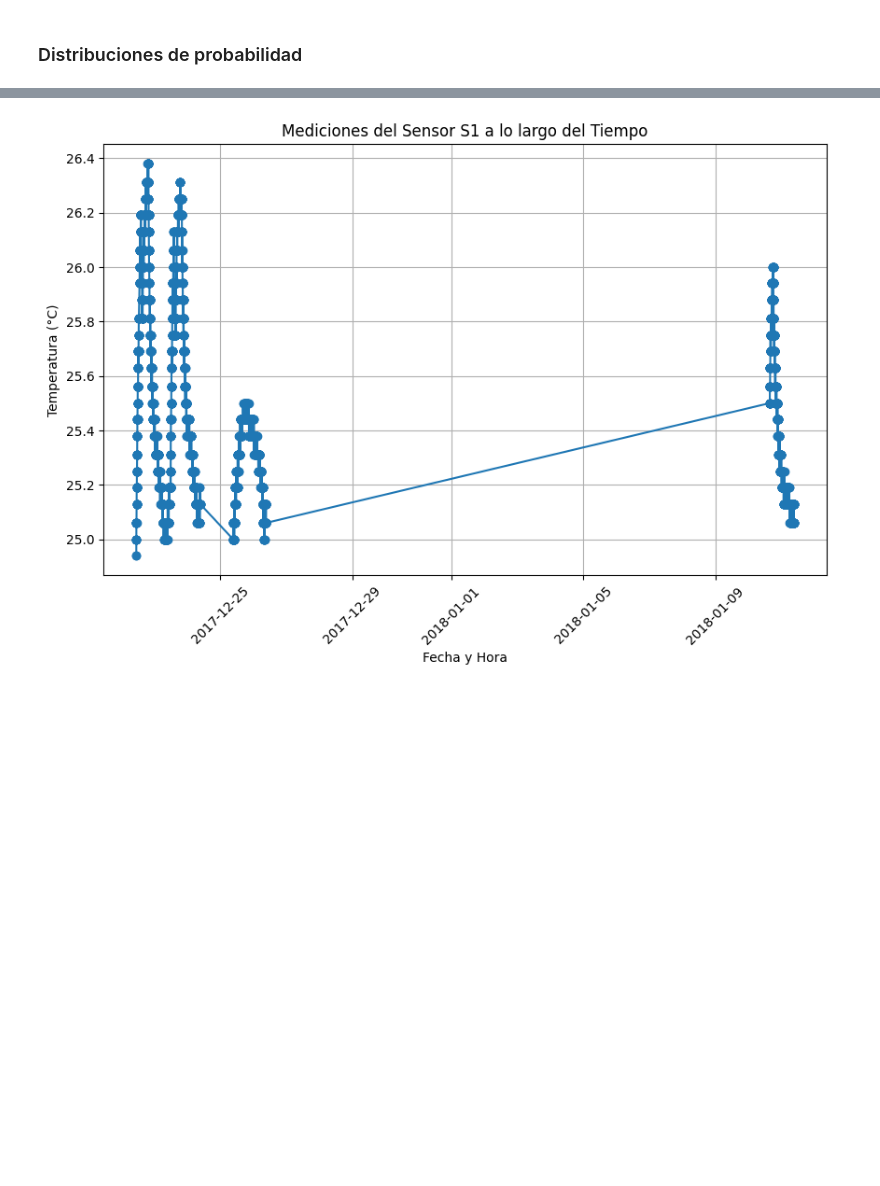
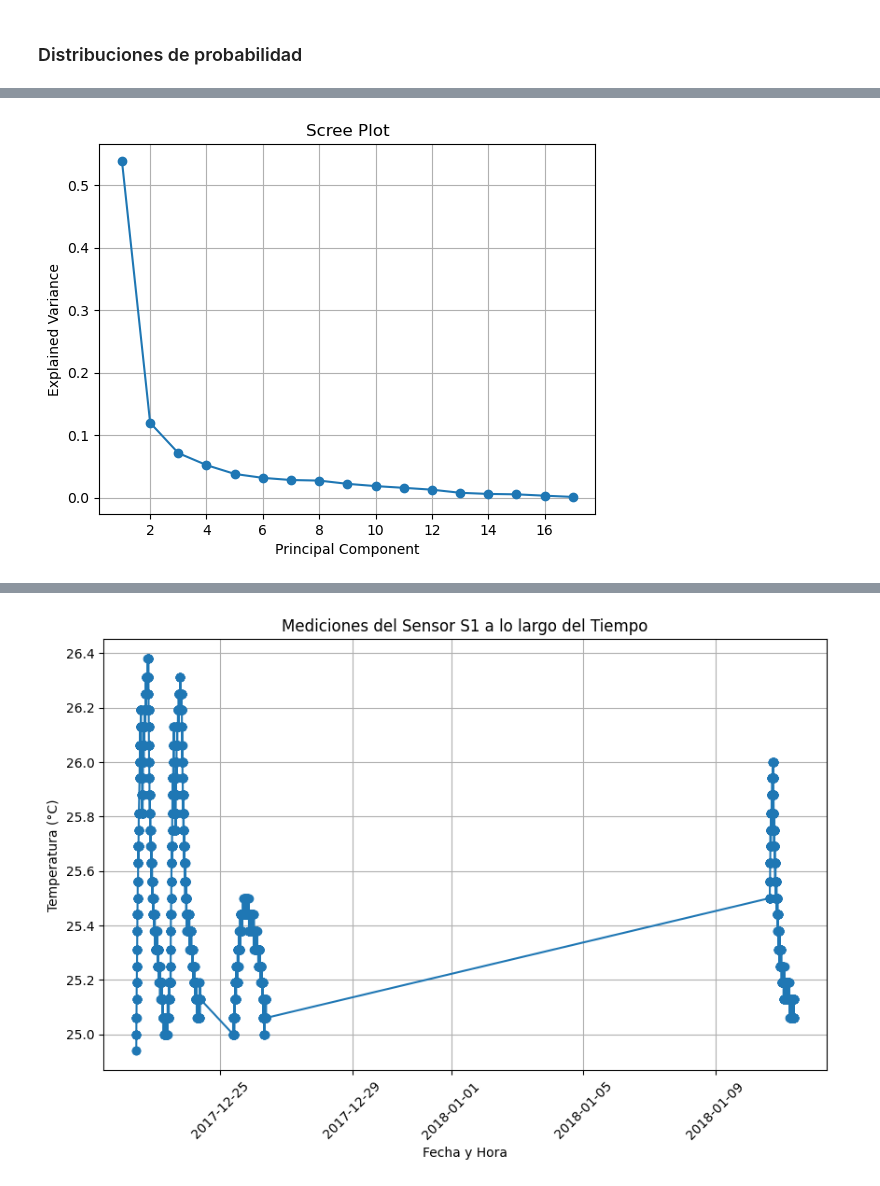
Before and after one commit to GRUNECO/MINIONS, a Jupyter notebook: EDA.ipynb, the cells around one changed output, grey strips where cells are left out. Drawn from its saved outputs; the diff is of its cells as text; code cells hidden in the pictures; blank space fills up the shorter version.

```diff
--- a/EDA.ipynb
+++ b/EDA.ipynb
@@ -113,0 +132,6 @@ plt.show()
+# %%
+scaler =StandardScaler()
+# %%
+df_estand = scaler.fit_transform(data_n)
+# %%
+df_estand = pd.DataFrame(df_estand,columns=data_n.columns)
@@ -113,0 +164,3 @@ plt.show()
+# %%
+pca = PCA(n_components=17)
+p_components  = pca.fit(df_estand)
@@ -113,0 +191,10 @@ plt.show()
+# %%
+explained_variance = pca.explained_variance_ratio_
+plt.plot(range(1, len(explained_variance) + 1), explained_variance, marker='o', linestyle='-')
+plt.xlabel('Principal Component')
+plt.ylabel('Explained Variance')
+plt.title('Scree Plot')
+plt.grid(True)
+plt.show()
+# %% [output]
+[figure, added]
```
Also changed, not shown: parts of 15 cells of this notebook.
